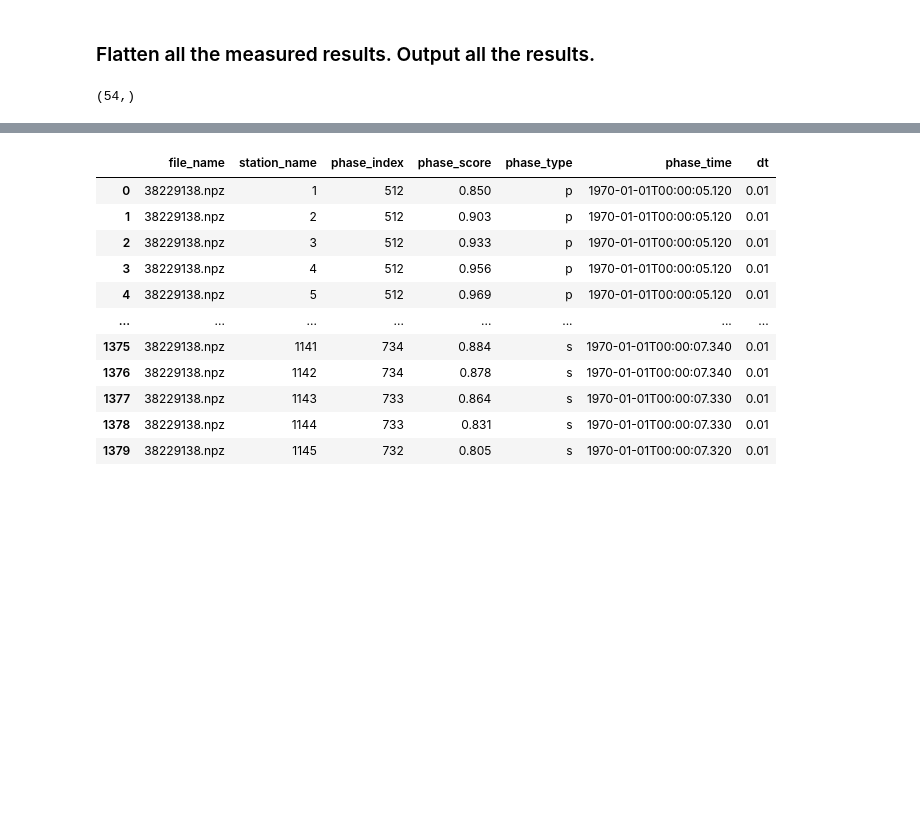
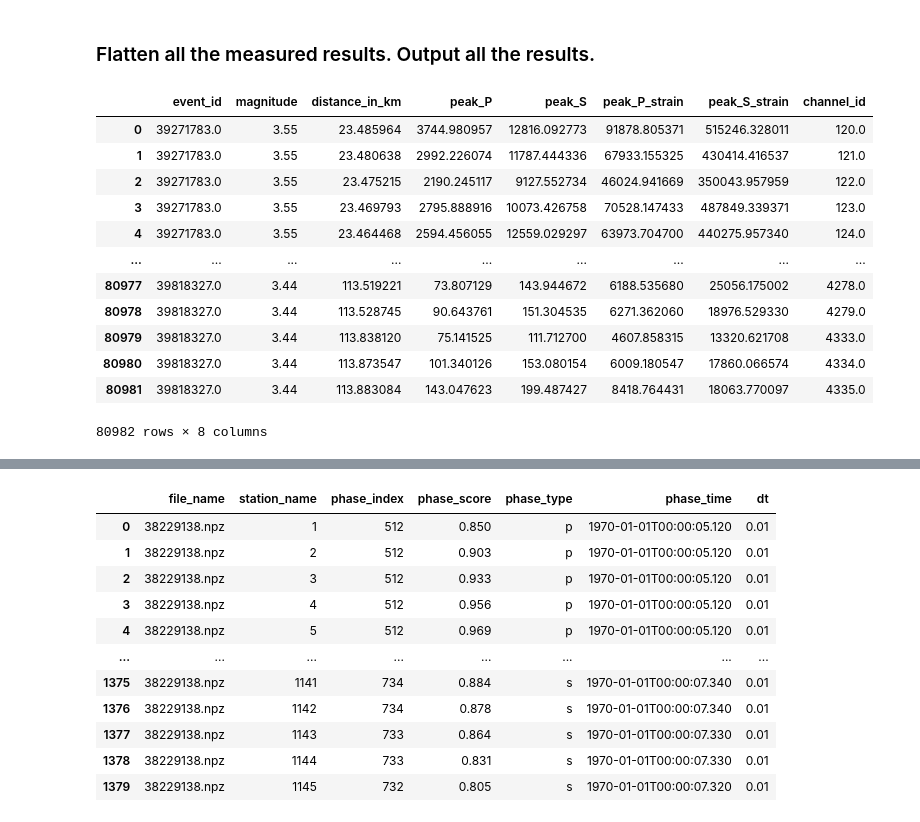
Before and after one commit to yinjiuxun/das-strain-scaling, a Jupyter notebook: jupyter_notebooks/Olancha_extract_peak_amplitude.ipynb, the cells around one changed output, grey strips where cells are left out. Saved outputs shown, nothing was run; the diff lists cells and outputs as text; code cells hidden in the pictures; blank space fills up the shorter version.

```diff
--- a/jupyter_notebooks/Olancha_extract_peak_amplitude.ipynb
+++ b/jupyter_notebooks/Olancha_extract_peak_amplitude.ipynb
@@ -908,6 +904,18 @@ results_output_dir = '/home/yinjx/kuafu/Olancha_Plexus_100km'
 peak_amplitude_file_name = results_output_dir + '/peak_amplitude_M3+.csv'
 peak_amplitude_df = pd.read_csv(output_file_name)
 # %%
-peak_amplitude_df.event_id.unique().shape
+peak_amplitude_df
 # %% [output]
+|  | event_id | magnitude | distance_in_km | peak_P | peak_S | peak_P_strain | peak_S_strain | channel_id |
+| 0 | 39271783.0 | 3.55 | 23.485964 | 3744.980957 | 12816.092773 | 91878.805371 | 515246.328011 | 120.0 |
+| 1 | 39271783.0 | 3.55 | 23.480638 | 2992.226074 | 11787.444336 | 67933.155325 | 430414.416537 | 121.0 |
+| 2 | 39271783.0 | 3.55 | 23.475215 | 2190.245117 | 9127.552734 | 46024.941669 | 350043.957959 | 122.0 |
+| 3 | 39271783.0 | 3.55 | 23.469793 | 2795.888916 | 10073.426758 | 70528.147433 | 487849.339371 | 123.0 |
+| 4 | 39271783.0 | 3.55 | 23.464468 | 2594.456055 | 12559.029297 | 63973.704700 | 440275.957340 | 124.0 |
+| ... | ... | ... | ... | ... | ... | ... | ... | ... |
+| 80977 | 39818327.0 | 3.44 | 113.519221 | 73.807129 | 143.944672 | 6188.535680 | 25056.175002 | 4278.0 |
+| 80978 | 39818327.0 | 3.44 | 113.528745 | 90.643761 | 151.304535 | 6271.362060 | 18976.529330 | 4279.0 |
+| 80979 | 39818327.0 | 3.44 | 113.838120 | 75.141525 | 111.712700 | 4607.858315 | 13320.621708 | 4333.0 |
+| 80980 | 39818327.0 | 3.44 | 113.873547 | 101.340126 | 153.080154 | 6009.180547 | 17860.066574 | 4334.0 |
+| 80981 | 39818327.0 | 3.44 | 113.883084 | 143.047623 | 199.487427 | 8418.764431 | 18063.770097 | 4335.0 |
-(54,)
+80982 rows × 8 columns
```
Also changed, not shown: parts of 8 cells of this notebook.
